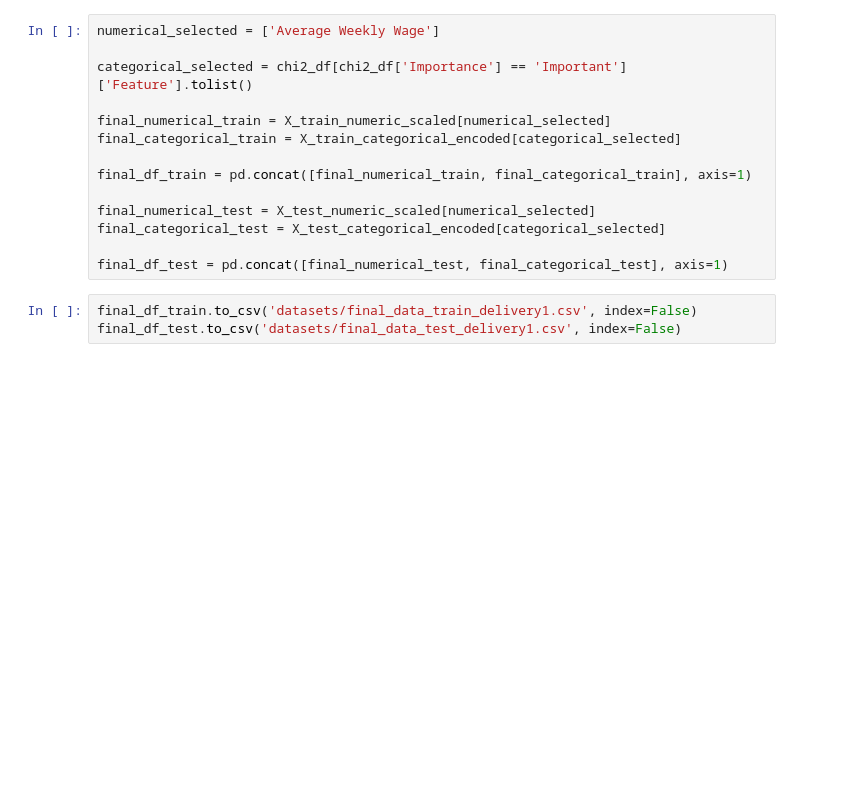
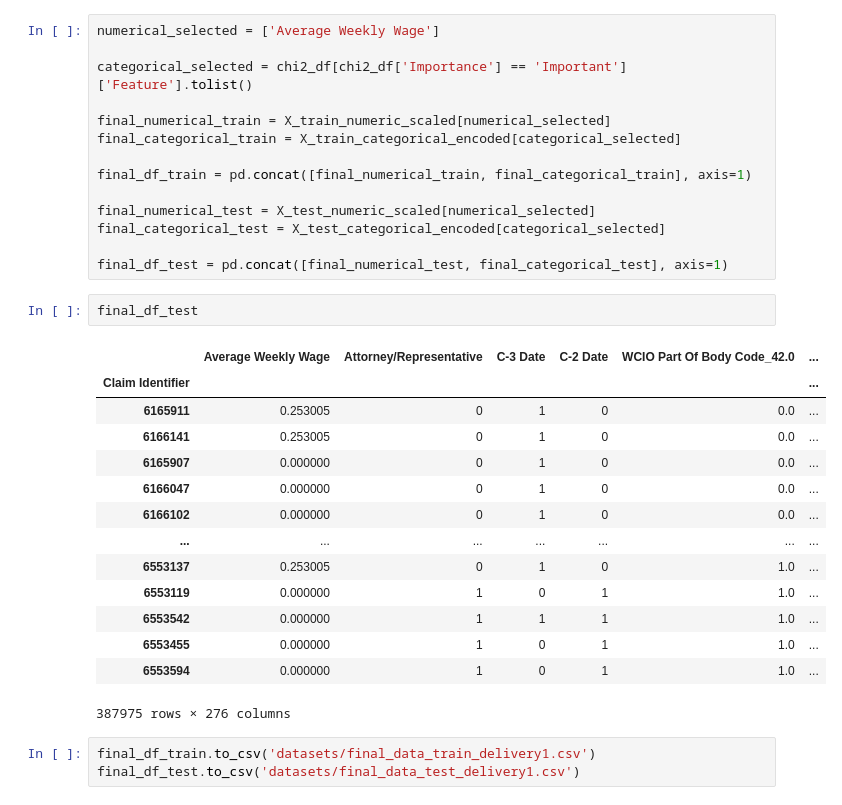
Before and after one commit to JoaoDargent/ML-Project, a Jupyter notebook: 5.Feature_Selection.ipynb, the cells around one changed output. Saved outputs shown, nothing was run; the diff lists cells and outputs as text; blank space fills up the shorter version.

```diff
--- a/5.Feature_Selection.ipynb
+++ b/5.Feature_Selection.ipynb
@@ -595,6 +595,23 @@ final_numerical_test = X_test_numeric_scaled[numerical_selected]
 final_categorical_test = X_test_categorical_encoded[categorical_selected]
 
 final_df_test = pd.concat([final_numerical_test, final_categorical_test], axis=1)
+# %%
+final_df_test
+# %% [output]
+|  | Average Weekly Wage | Attorney/Representative | C-3 Date | C-2 Date | WCIO Part Of Body Code_42.0 | ... |
+| Claim Identifier |  |  |  |  |  | ... |
+| 6165911 | 0.253005 | 0 | 1 | 0 | 0.0 | ... |
+| 6166141 | 0.253005 | 0 | 1 | 0 | 0.0 | ... |
+| 6165907 | 0.000000 | 0 | 1 | 0 | 0.0 | ... |
+| 6166047 | 0.000000 | 0 | 1 | 0 | 0.0 | ... |
+| 6166102 | 0.000000 | 0 | 1 | 0 | 0.0 | ... |
+| ... | ... | ... | ... | ... | ... | ... |
+| 6553137 | 0.253005 | 0 | 1 | 0 | 1.0 | ... |
+| 6553119 | 0.000000 | 1 | 0 | 1 | 1.0 | ... |
+| 6553542 | 0.000000 | 1 | 1 | 1 | 1.0 | ... |
+| 6553455 | 0.000000 | 1 | 0 | 1 | 1.0 | ... |
+| 6553594 | 0.000000 | 1 | 0 | 1 | 1.0 | ... |
+387975 rows × 276 columns
 # %%
-final_df_train.to_csv('datasets/final_data_train_delivery1.csv', index=False)
-final_df_test.to_csv('datasets/final_data_test_delivery1.csv', index=False)
+final_df_train.to_csv('datasets/final_data_train_delivery1.csv')
+final_df_test.to_csv('datasets/final_data_test_delivery1.csv')
```
Also changed, not shown: parts of 1 cell of this notebook, 4 other files.
